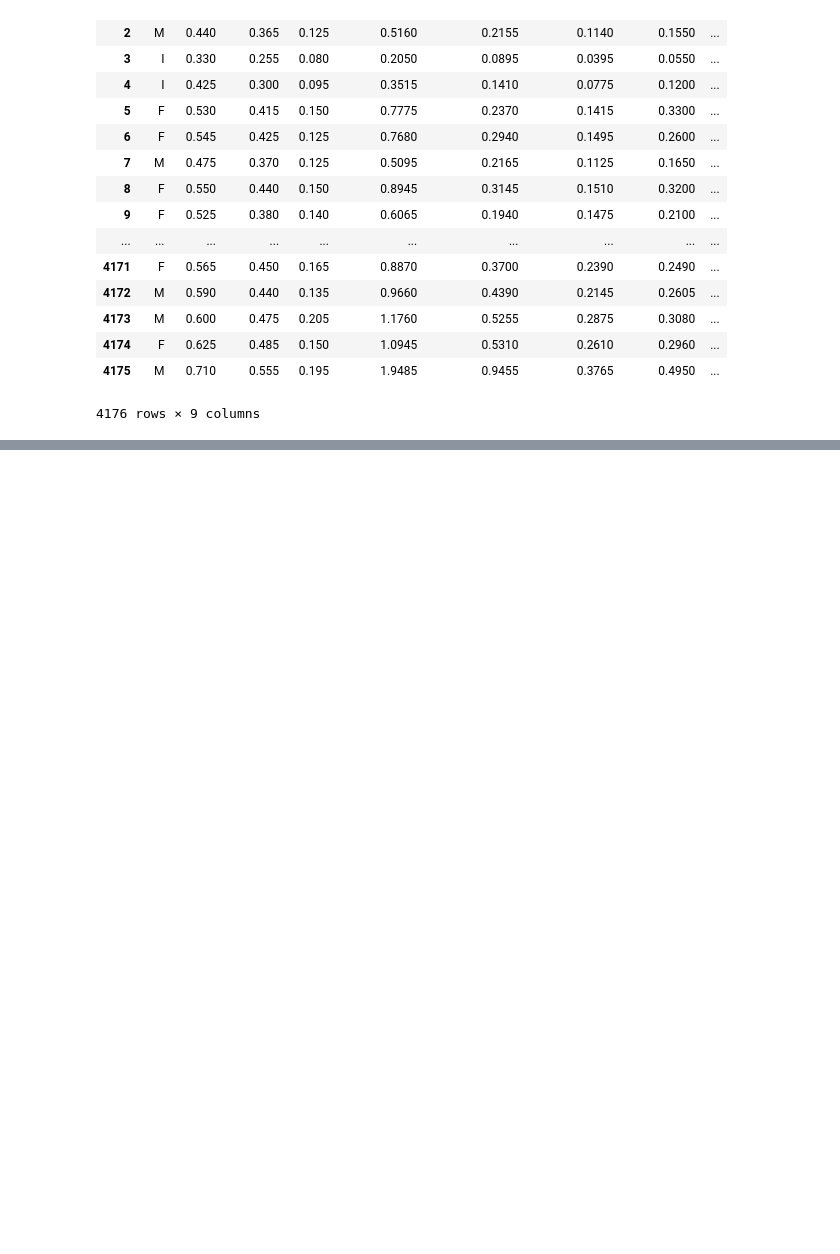
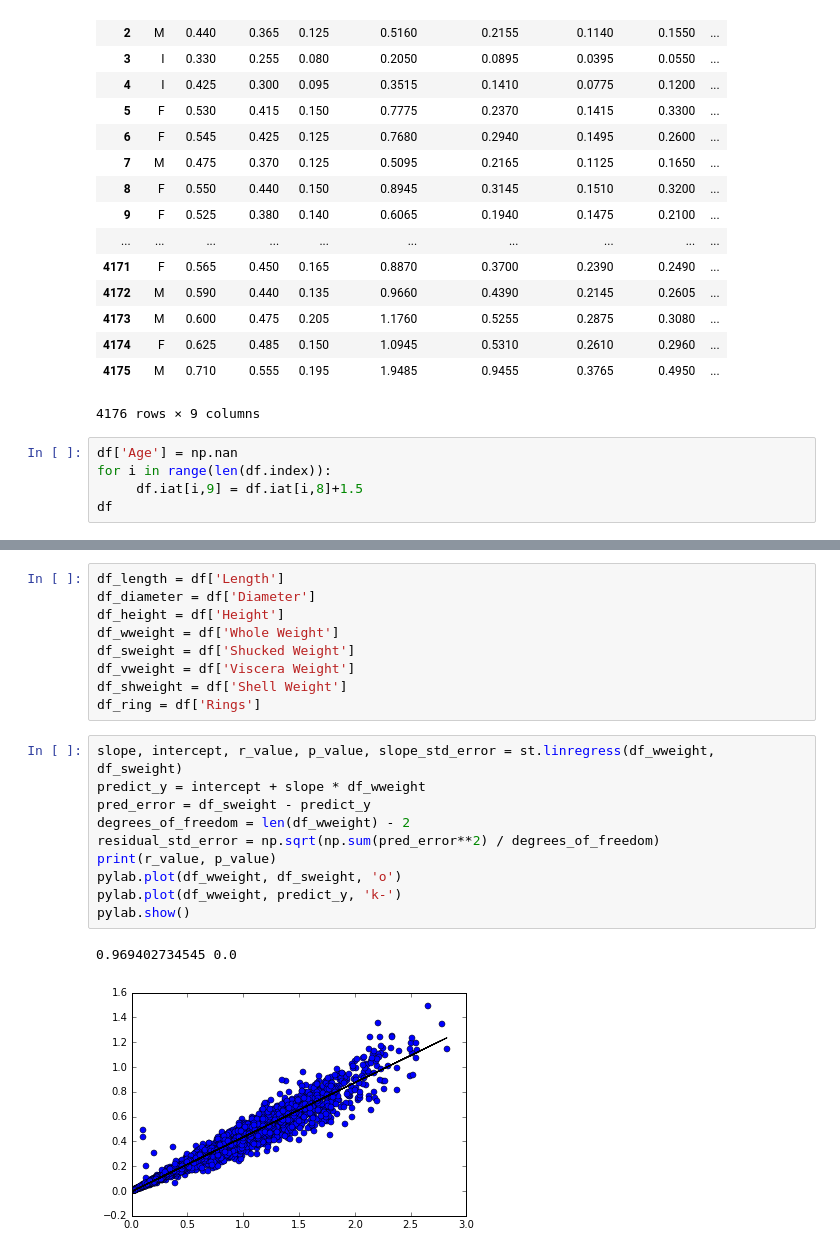
Before and after one commit to AnethemaX/datasciencefinalproj, a Jupyter notebook: Final Project.ipynb, the cells around one changed output, grey strips where cells are left out. Saved outputs shown, nothing was run; the diff lists cells and outputs as text; blank space fills up the shorter version.

```diff
--- a/Final Project.ipynb
+++ b/Final Project.ipynb
@@ -33,3 +33,8 @@ df
 | 4174 | F | 0.625 | 0.485 | 0.150 | 1.0945 | 0.5310 | 0.2610 | 0.2960 | ... |
 | 4175 | M | 0.710 | 0.555 | 0.195 | 1.9485 | 0.9455 | 0.3765 | 0.4950 | ... |
 4176 rows × 9 columns
+# %%
+df['Age'] = np.nan
+for i in range(len(df.index)):
+     df.iat[i,9] = df.iat[i,8]+1.5
+df
@@ -35,0 +60,22 @@ df
+# %%
+df_length = df['Length']
+df_diameter = df['Diameter']
+df_height = df['Height']
+df_wweight = df['Whole Weight']
+df_sweight = df['Shucked Weight']
+df_vweight = df['Viscera Weight']
+df_shweight = df['Shell Weight']
+df_ring = df['Rings']
+# %%
+slope, intercept, r_value, p_value, slope_std_error = st.linregress(df_wweight, df_sweight)
+predict_y = intercept + slope * df_wweight
+pred_error = df_sweight - predict_y
+degrees_of_freedom = len(df_wweight) - 2
+residual_std_error = np.sqrt(np.sum(pred_error**2) / degrees_of_freedom)
+print(r_value, p_value)
+pylab.plot(df_wweight, df_sweight, 'o')
+pylab.plot(df_wweight, predict_y, 'k-')
+pylab.show()
+# %% [output]
+0.969402734545 0.0
+[figure, added]
```
Also changed, not shown: parts of 3 cells of this notebook.
